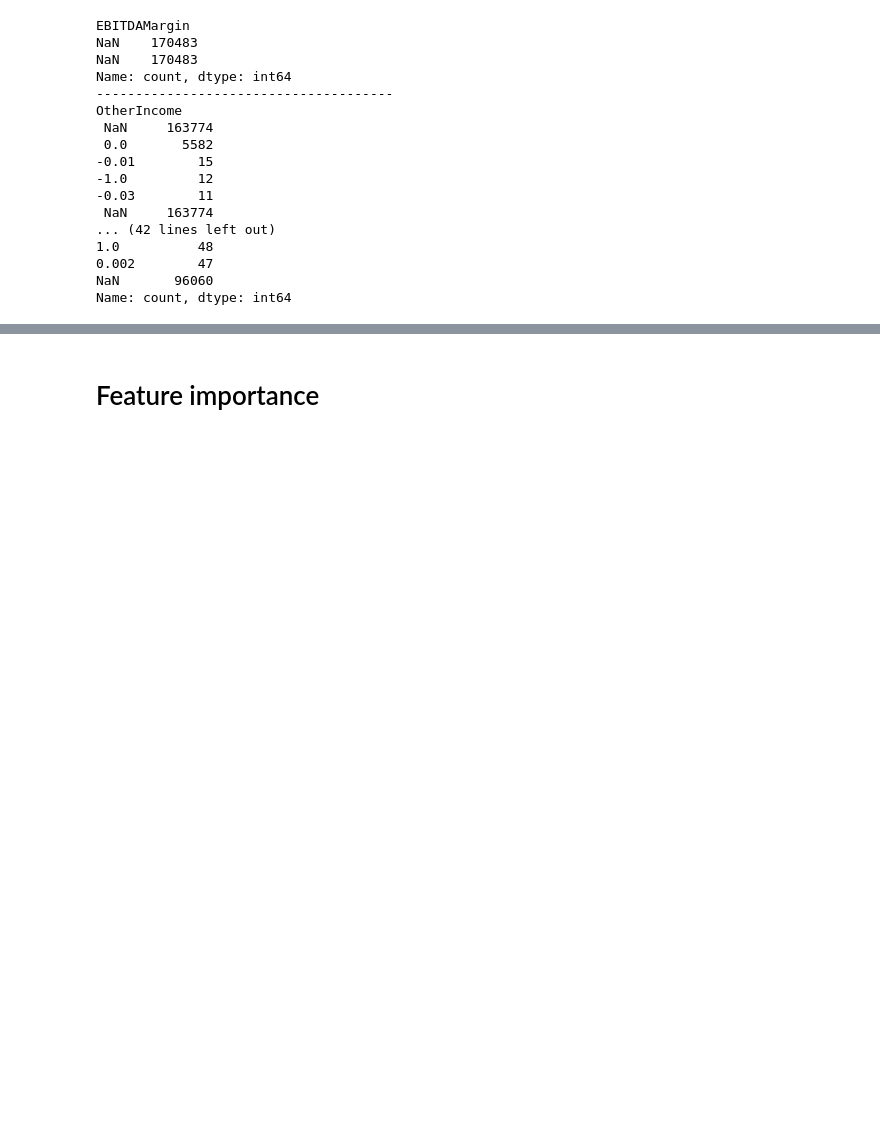
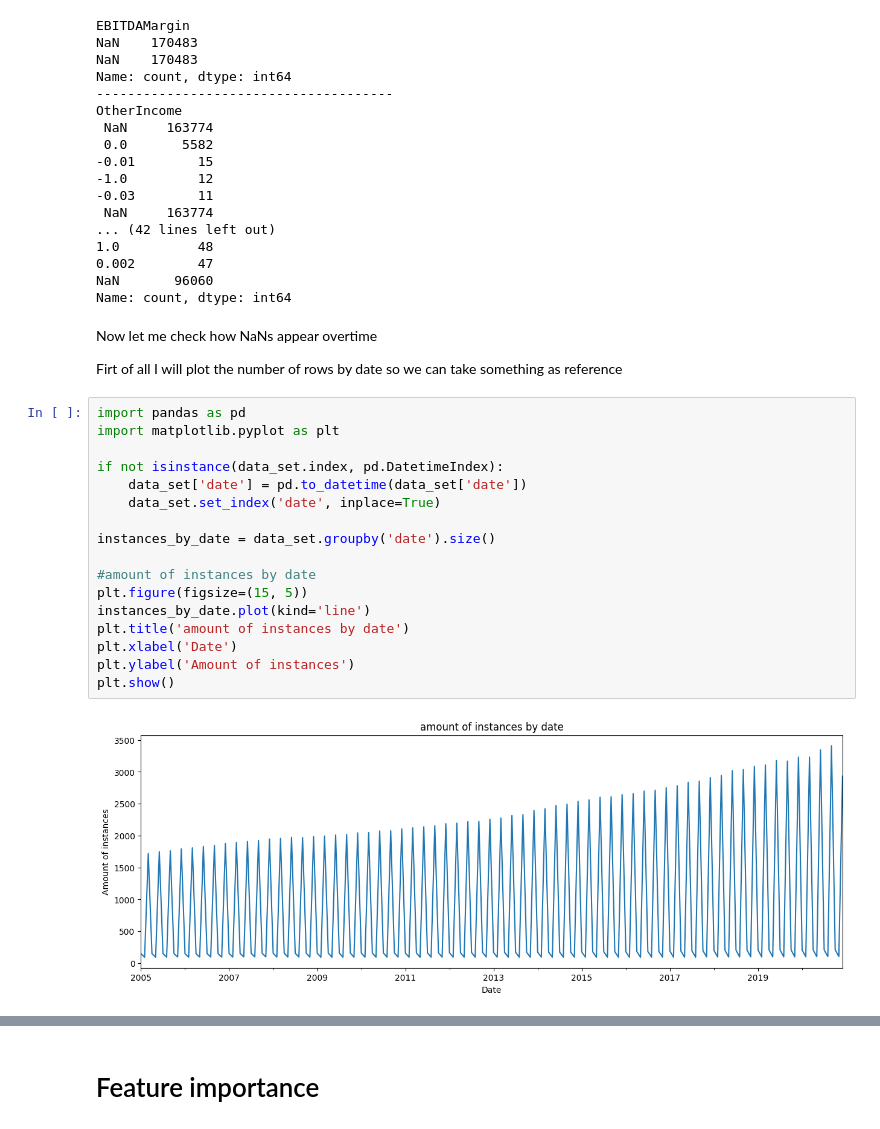
Before and after one commit to adrianibeas/zrive-ds, a Jupyter notebook: src/module_5/module5.ipynb_/module5.ipynb, the cells around one changed output, grey strips where cells are left out. Drawn from its saved outputs; the diff is of its cells as text; blank space fills up the shorter version.

```diff
--- a/src/module_5/module5.ipynb_/module5.ipynb
+++ b/src/module_5/module5.ipynb_/module5.ipynb
@@ -475,3 +478,26 @@ OtherIncome
 0.002        47
 NaN       96060
 Name: count, dtype: int64
+# %% [markdown]
+Now let me check how NaNs appear overtime
+
+Firt of all I will plot the number of rows by date so we can take something as reference
+# %%
+import pandas as pd
+import matplotlib.pyplot as plt
+
+if not isinstance(data_set.index, pd.DatetimeIndex):
+    data_set['date'] = pd.to_datetime(data_set['date'])
+    data_set.set_index('date', inplace=True)
+
+instances_by_date = data_set.groupby('date').size()
+
+#amount of instances by date
+plt.figure(figsize=(15, 5))
+instances_by_date.plot(kind='line')
+plt.title('amount of instances by date')
+plt.xlabel('Date')
+plt.ylabel('Amount of instances')
+plt.show()
+# %% [output]
+[figure, added]
```
Also changed, not shown: parts of 23 cells of this notebook.
